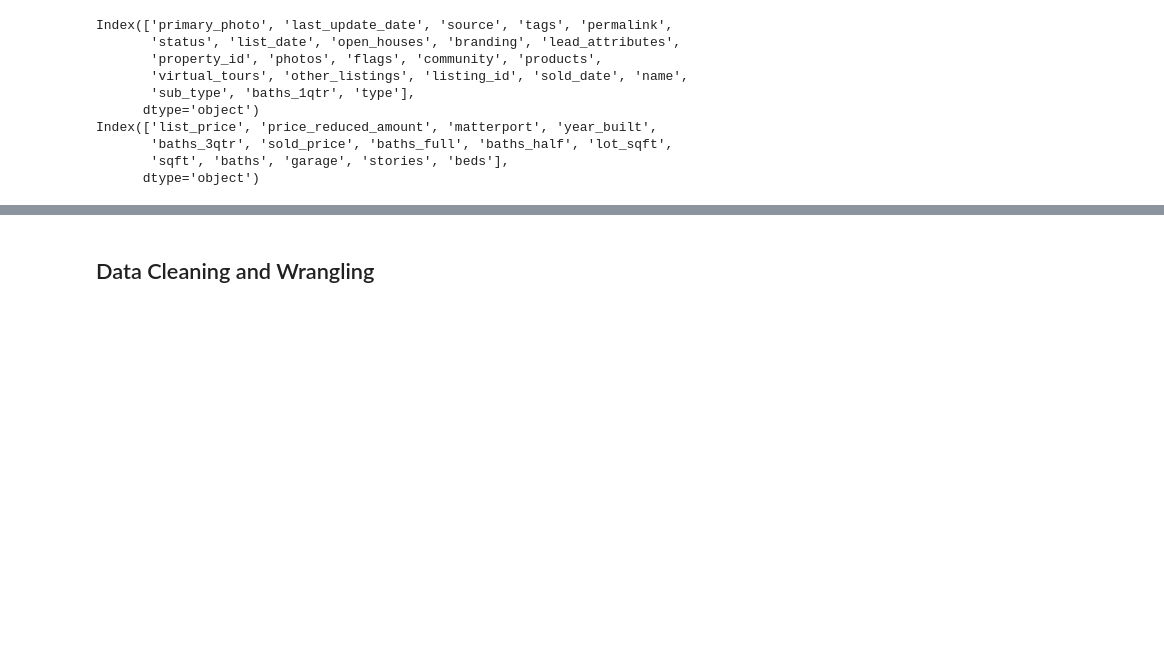
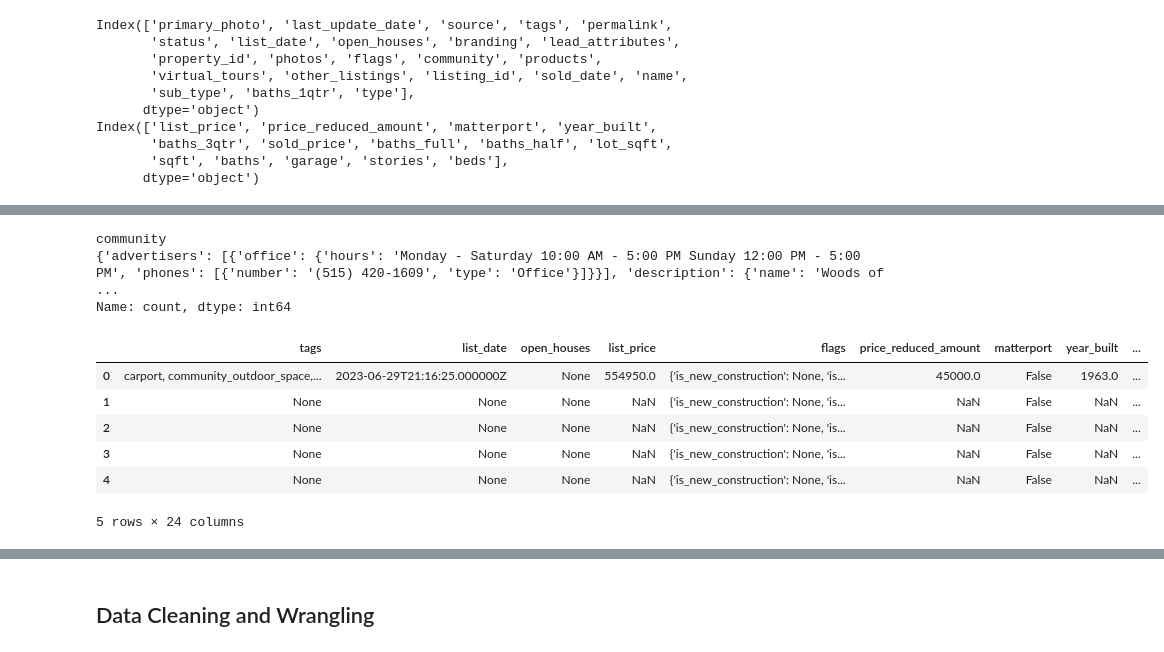
Before and after one commit to ryanlaict/Midterm-project, a Jupyter notebook: notebooks/1 - EDA.ipynb, the cells around one changed output, grey strips where cells are left out. Drawn from its saved outputs; the diff is of its cells as text; code cells hidden in the pictures; blank space fills up the shorter version.

```diff
--- a/notebooks/1 - EDA.ipynb
+++ b/notebooks/1 - EDA.ipynb
@@ -226,0 +167,23 @@ df_combined.head()
+# %%
+df_combined['community'].value_counts()
+# %% [output]
+community
+{'advertisers': [{'office': {'hours': 'Monday - Saturday 10:00 AM - 5:00 PM Sunday 12:00 PM - 5:00 PM', 'phones': [{'number': '(515) 420-1609', 'type': 'Office'}]}}], 'description': {'name': 'Woods of ...
+Name: count, dtype: int64
+# %%
+#Columns to drop
+
+columns_to_drop = ['primary_photo', 'last_update_date', 'source', 'permalink','status','branding','lead_attributes' ,'property_id', 'photos', 'listing_id','other_listings', 'community', 'products',
+       'virtual_tours',]
+# %%
+df_dropped = df_combined.drop(columns=columns_to_drop)
+# %%
+df_dropped.head()
+# %% [output]
+|  | tags | list_date | open_houses | list_price | flags | price_reduced_amount | matterport | year_built | ... |
+| 0 | carport, community_outdoor_space,... | 2023-06-29T21:16:25.000000Z | None | 554950.0 | {'is_new_construction': None, 'is... | 45000.0 | False | 1963.0 | ... |
+| 1 | None | None | None | NaN | {'is_new_construction': None, 'is... | NaN | False | NaN | ... |
+| 2 | None | None | None | NaN | {'is_new_construction': None, 'is... | NaN | False | NaN | ... |
+| 3 | None | None | None | NaN | {'is_new_construction': None, 'is... | NaN | False | NaN | ... |
+| 4 | None | None | None | NaN | {'is_new_construction': None, 'is... | NaN | False | NaN | ... |
+5 rows × 24 columns
```
Also changed, not shown: parts of 7 cells of this notebook, 2 other files.
